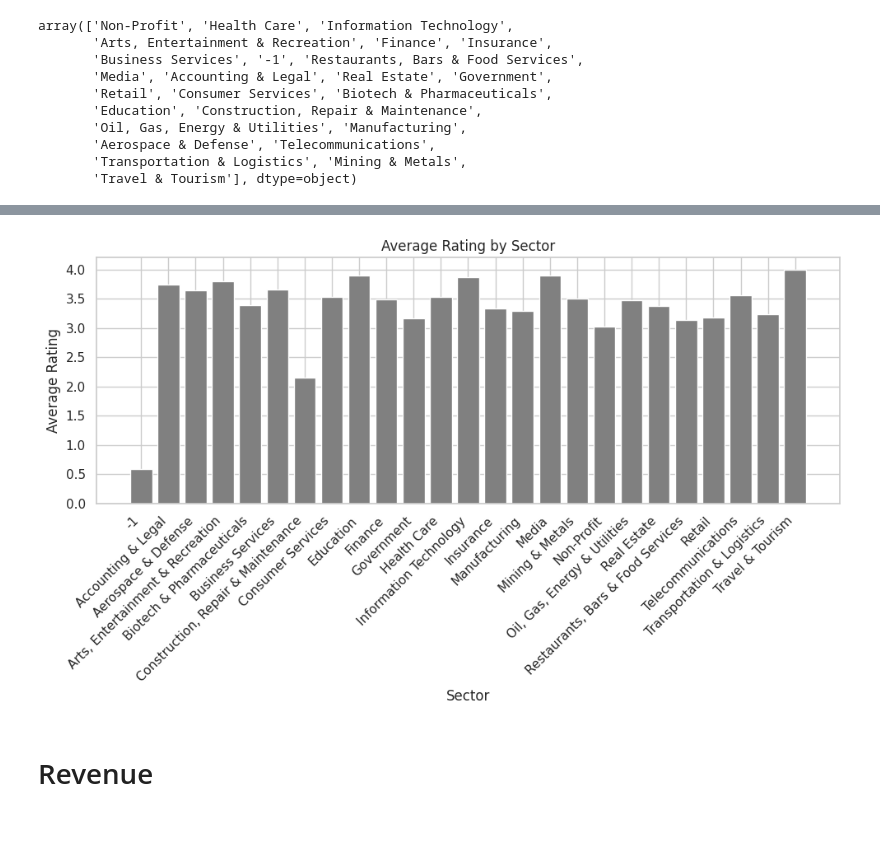
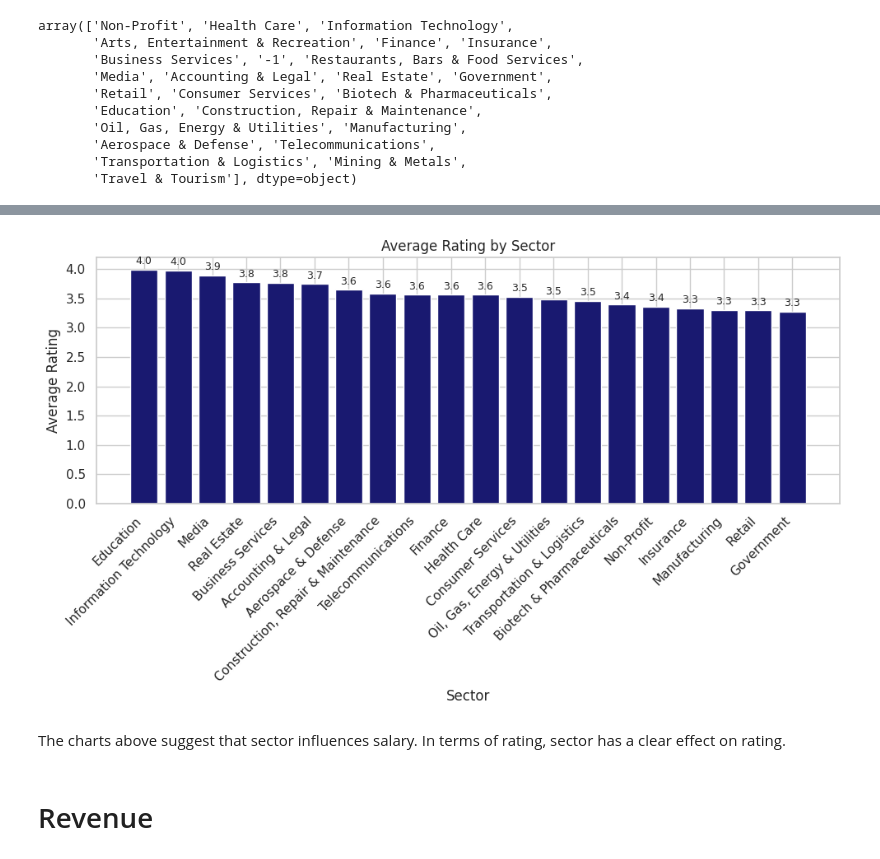
Before and after one commit to ramos453/Data_Analyst_Jobs_Analysis, a Jupyter notebook: Data_Analyst_Jobs.ipynb, the cells around one changed output, grey strips where cells are left out. Saved outputs shown, nothing was run; the diff lists cells and outputs as text; code cells hidden in the pictures; blank space fills up the shorter version.

```diff
--- a/Data_Analyst_Jobs.ipynb
+++ b/Data_Analyst_Jobs.ipynb
@@ -661,20 +756,13 @@ array(['Non-Profit', 'Health Care', 'Information Technology',
        'Transportation & Logistics', 'Mining & Metals',
        'Travel & Tourism'], dtype=object)
 # %%
+data_sector = data[data['Sector'] != '-1']
 plt.figure(figsize=(14, 8))
-sb.boxplot(x='Sector', y='High_Salary', data=data)
+sb.boxplot(x='Type of ownership', y='Average_Salary', data=data_sector,
+           boxprops=dict(edgecolor='midnightblue', linewidth=3))
 plt.xticks(rotation=45, ha='right')
 plt.title('Box-Whisker Plot of High Salary by Sector')
 plt.xlabel('Sector')
-plt.ylabel('Average High Salary')
+plt.ylabel('Average Salary')
 plt.show()
-
-# Create a box-whisker plot for 'Sector' based on average 'Low_Salary'
-plt.figure(figsize=(14, 8))
-sb.boxplot(x='Sector', y='Low_Salary', data=data)
-plt.xticks(rotation=45, ha='right')
-plt.title('Box-Whisker Plot of Low Salary by Sector')
-plt.xlabel('Sector')
-plt.ylabel('Average Low Salary')
-plt.show()
 # %% [output]
@@ -705,0 +770,3 @@ sector_data
+# %%
+data_sector = data_sector[['Sector','Average_Salary', 'Rating']]
+data_sector
@@ -705,0 +787,17 @@ sector_data
+# %%
+data_sector_rating = data_sector[data_sector['Rating'] != -1.0].copy()
+sector_counts = data_sector_rating['Sector'].value_counts().reset_index()
+sector_counts.columns = ['Sector', 'Count']
+sector_counts = sector_counts.sort_values(by='Count', ascending=False)
+plt.figure(figsize=(10, 6))
+bars = plt.bar(sector_counts['Sector'], sector_counts['Count'], color='midnightblue')
+plt.xlabel('Sector')
+plt.ylabel('Count')
+plt.title('Number of Occurrences by Sector')
+for bar in bars:
+    yval = bar.get_height()
+    plt.text(bar.get_x() + bar.get_width()/2, yval + 0.5, int(yval), ha='center', va='bottom', fontsize=9)
+
+plt.xticks(rotation=45, ha='right')
+plt.tight_layout()
+plt.show()
@@ -706,14 +806,22 @@ sector_data
 # %%
+data_sector_rating = data_sector_rating[~data_sector_rating['Sector'].isin(['Travel & Tourism', 'Mining & Metals','Arts, Entertainment & Recreation','Restaurants, Bars & Food Services'])]
+avg_rating_by_sector = data_sector_rating.groupby('Sector')['Rating'].mean().reset_index()
+avg_rating_by_sector = avg_rating_by_sector.sort_values(by='Rating', ascending=False)
 plt.figure(figsize=(10, 6))
-plt.bar(sector_data.index, sector_data['Average Rating'], color='grey')
+bars = plt.bar(avg_rating_by_sector['Sector'], avg_rating_by_sector['Rating'], color='midnightblue')
 plt.xlabel('Sector')
 plt.ylabel('Average Rating')
 plt.title('Average Rating by Sector')
-plt.xticks(rotation=45, ha='right')  # Rotate x-axis labels for better visibility
+for bar in bars:
+    yval = bar.get_height()
+    plt.text(bar.get_x() + bar.get_width()/2, yval + 0.05, round(yval, 1), ha='center', va='bottom', fontsize=9)
+plt.xticks(rotation=45, ha='right')
 plt.tight_layout()
 plt.show()
 # %% [output]
-[figure, old version]
+[figure, new version]
+# %% [markdown]
+The charts above suggest that sector influences salary. In terms of rating, sector has a clear effect on rating.
 # %% [markdown]
 # Revenue
 # %% [markdown]
```
Also changed, not shown: parts of 127 cells of this notebook.
